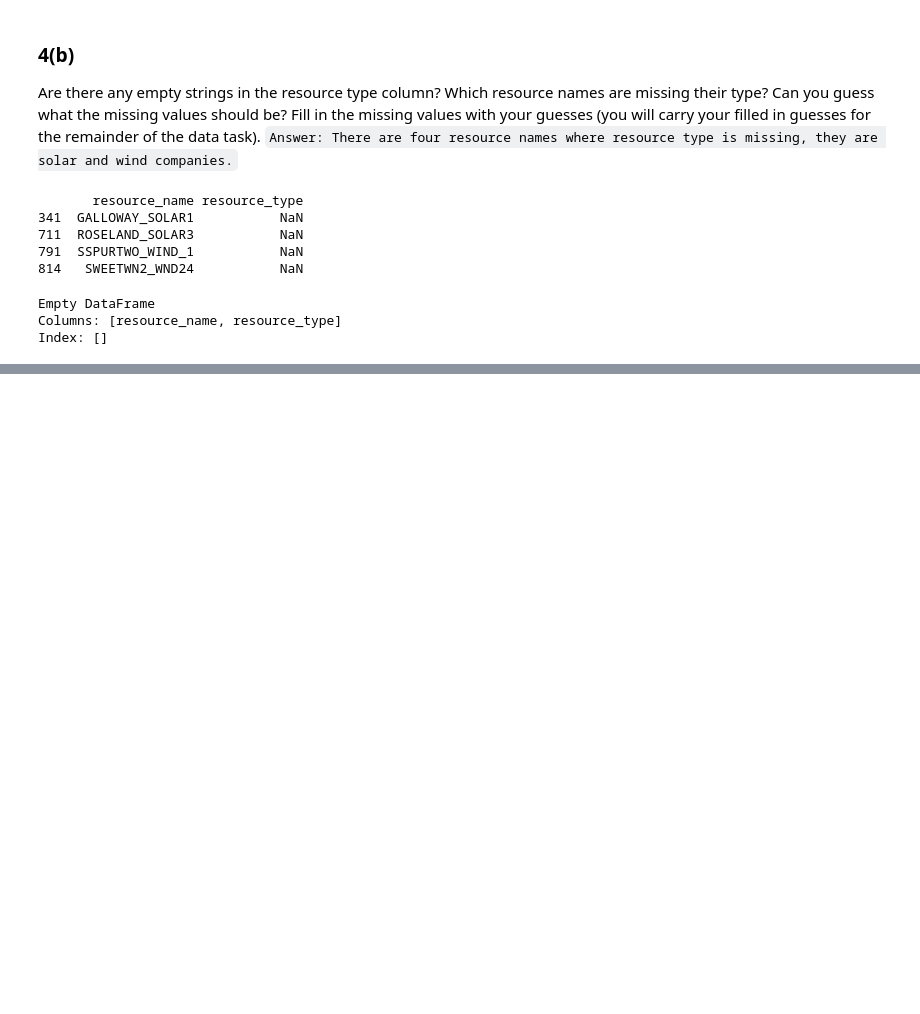
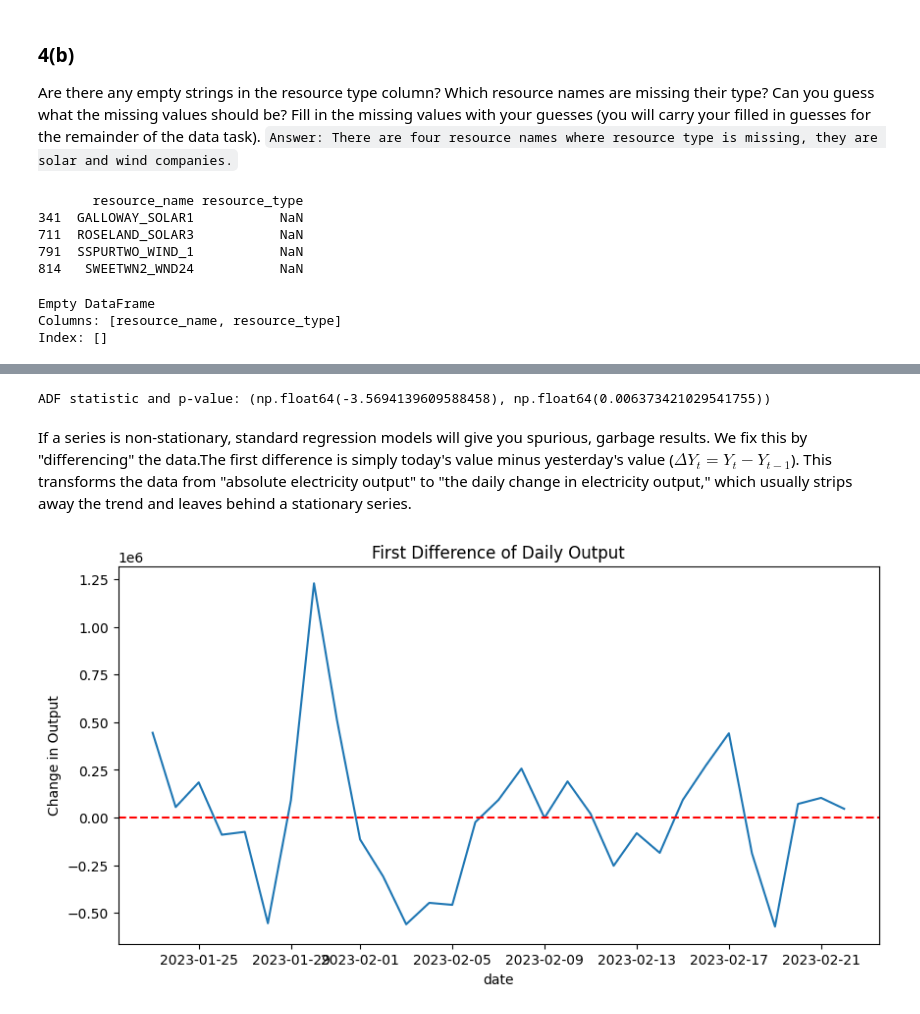
Before and after one commit to gavinjqu/predoc-practice, a Jupyter notebook: predoc_data_task/task_1/datatask1_notebook.ipynb, the cells around one changed output, grey strips where cells are left out. Drawn from its saved outputs; the diff is of its cells as text; code cells hidden in the pictures; blank space fills up the shorter version.

```diff
--- a/predoc_data_task/task_1/datatask1_notebook.ipynb
+++ b/predoc_data_task/task_1/datatask1_notebook.ipynb
@@ -169,0 +281,22 @@ Index: []
+# %%
+from statsmodels.tsa.stattools import adfuller
+
+adf_result = adfuller(daily_output.dropna())
+
+print(f"ADF statistic and p-value: {adf_result[:2]}")
+# %% [output]
+ADF statistic and p-value: (np.float64(-3.5694139609588458), np.float64(0.006373421029541755))
+# %% [markdown]
+If a series is non-stationary, standard regression models will give you spurious, garbage results. We fix this by "differencing" the data.The first difference is simply today's value minus yesterday's value ($\Delta Y_t = Y_t - Y_{t-1}$). This transforms the data from "absolute electricity output" to "the daily change in electricity output," which usually strips away the trend and leaves behind a stationary series.
+# %%
+# Calculate the first difference and drop the first row (which becomes NaN)
+daily_diff = daily_output.diff().dropna()
+
+# Plot the differenced data
+daily_diff.plot(kind='line', title='First Difference of Daily Output', figsize=(10, 5))
+import matplotlib.pyplot as plt
+plt.axhline(0, color='red', linestyle='--') # Adds a line at zero for reference
+plt.ylabel('Change in Output')
+plt.show()
+# %% [output]
+[figure, added]
```
Also changed, not shown: parts of 21 cells of this notebook, 2 other files.
